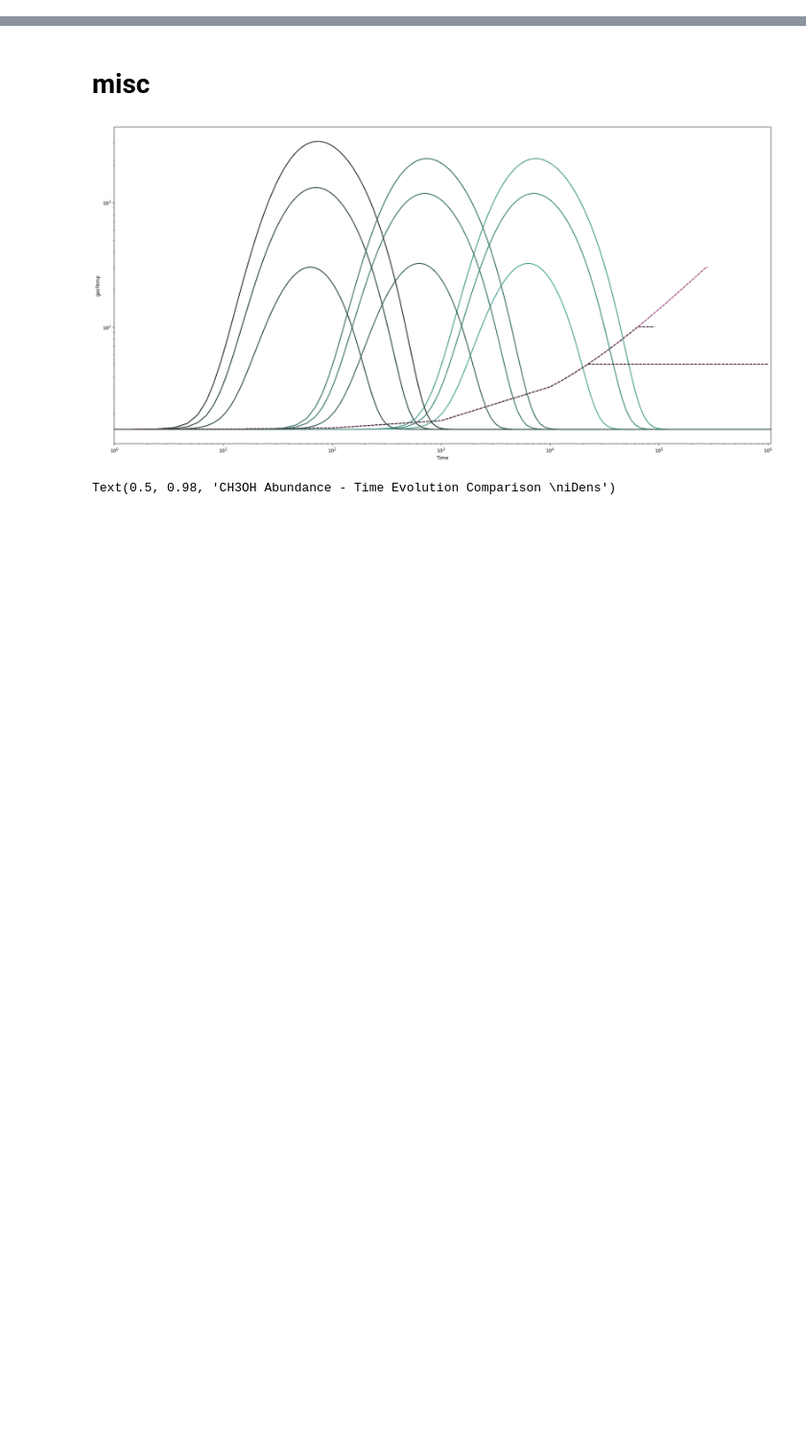
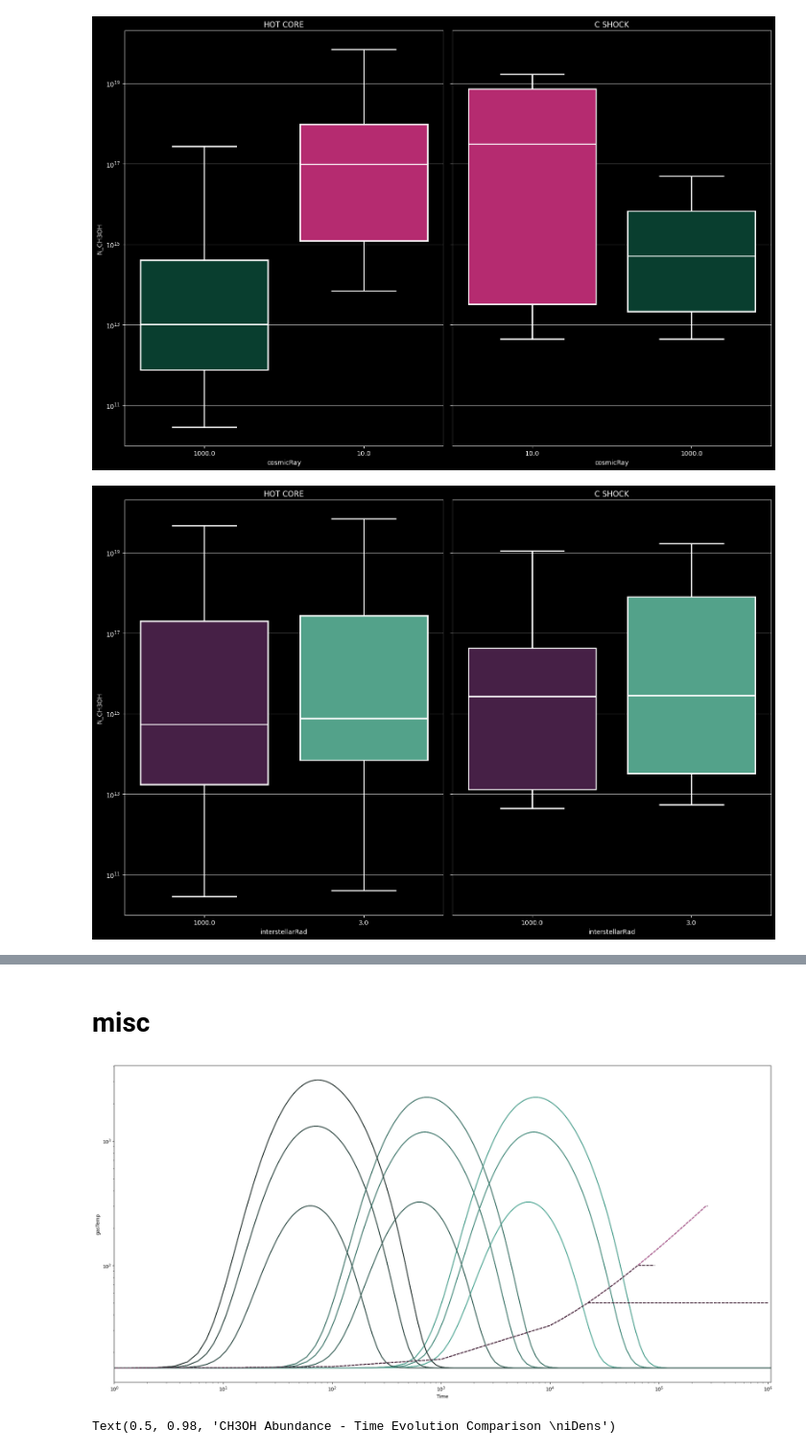
Before and after one commit to georgina-sampson/LEAPS-2024, a Jupyter notebook: CH3OH/plots.ipynb, the cells around one changed output, grey strips where cells are left out. Shown at 96% size. Drawn from its saved outputs; the diff is of its cells as text; code cells hidden in the pictures; blank space fills up the shorter version.

Commit message:
pretty plots

```diff
--- a/CH3OH/plots.ipynb
+++ b/CH3OH/plots.ipynb
@@ -26,17 +26,43 @@ styleDict={'axes.facecolor': '#000000',
  'patch.edgecolor': '#FFFFFF',
 }
 sns.set_style(rc=styleDict)
+# %%
+colorProp={
+    constants.COSMICRAY: ['#cc1470','#004733'],
+    constants.IDENS: ['#f9393c','#90be6d','#624488'],
+    constants.INTERSTELLARRAD: ['#46af8f','#4d194d'],
+    constants.SHOCKVEL:['#f9844a','#f9c74f','#277da1'],
+    constants.FTEMP:['#f9844a','#f9c74f','#277da1']
+}
+# %%
+hueOrder={
+    constants.HOTCORE:
+    {constants.FTEMP: ['50.0', '100.0', '300.0'],
+    constants.COSMICRAY: ['10.0', '1000.0'],
+    constants.INTERSTELLARRAD: [ '3.0', '1000.0'],
+    constants.IDENS: ['1000000.0', '10000000.0', '100000000.0']},
+    constants.SHOCK:
+    {constants.SHOCKVEL: ['10.0', '25.0', '40.0'],
+    constants.COSMICRAY: ['10.0', '1000.0'],
+    constants.INTERSTELLARRAD: [ '3.0', '1000.0'],
+    constants.IDENS: ['1000.0', '10000.0', '100000.0']}
+    }
 # %%
 for enfasis in [constants.COSMICRAY, constants.INTERSTELLARRAD]:
     fig, axs = plt.subplots(1,2, figsize=(15,10), layout='tight', sharey=True)
     for i, tipo in enumerate(dfDic.keys()):
         sns.boxplot(data=dfDic[tipo], x=enfasis,
-                    hue=enfasis, legend=None, palette='hls',
+                    hue=enfasis, legend=None,
+                    palette=colorProp[enfasis], hue_order=hueOrder[tipo][enfasis],
+                    order=hueOrder[tipo][enfasis],
                     linecolor='white', linewidth=2,
                     y='N_CH3OH', ax=axs[i], log_scale=True)
         axs[i].set_title(tipo.upper())
     fig.savefig(f"BOXPLOT_CH3OH_columnDensity_by{enfasis.upper()}.png")
     # plt.close()
+# %% [output]
+[figure, added]
+[figure, added]
 # %%
 for tipo in dfDic.keys():
     fig, axs = plt.subplots(1,2, figsize=(15,10), layout='tight', sharey=True)
```
Also changed, not shown: parts of 1 cell of this notebook, 4 other files.
